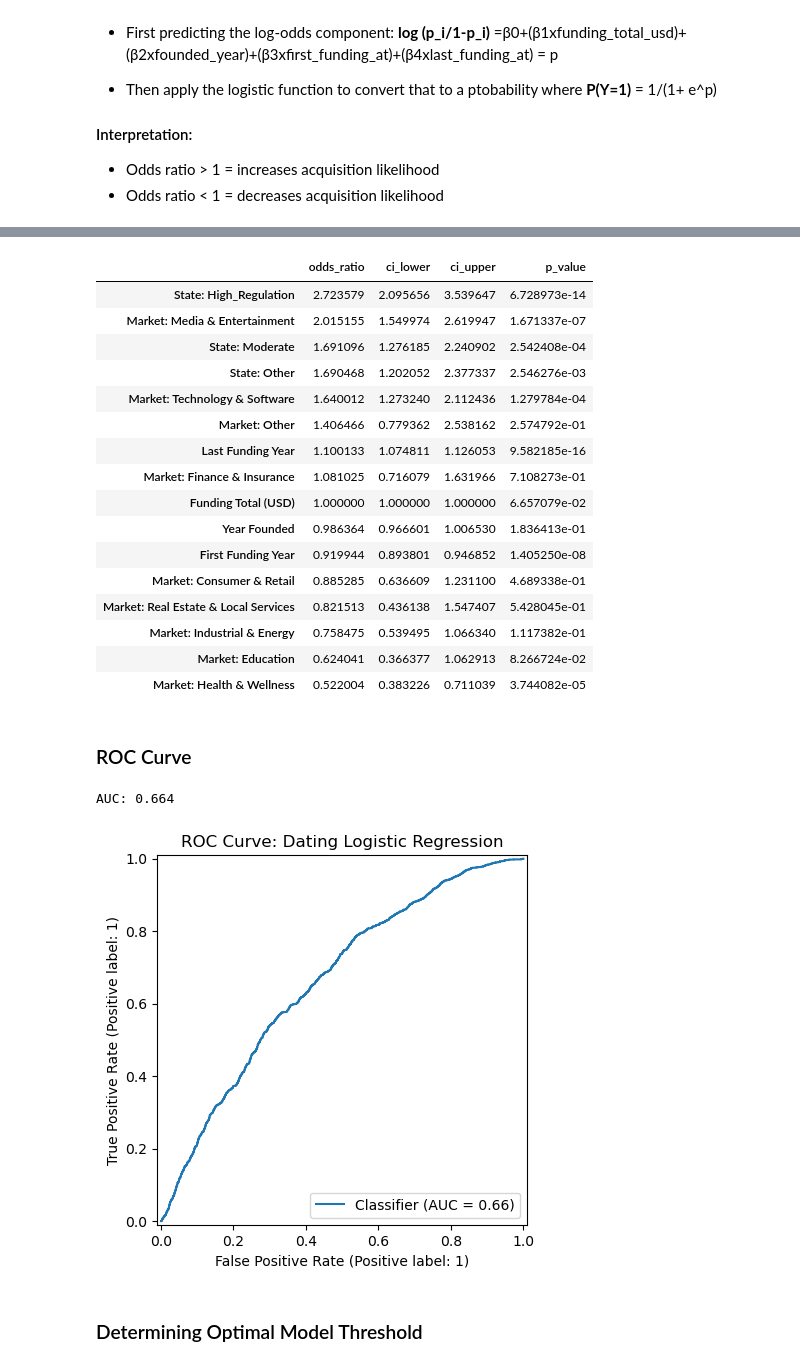
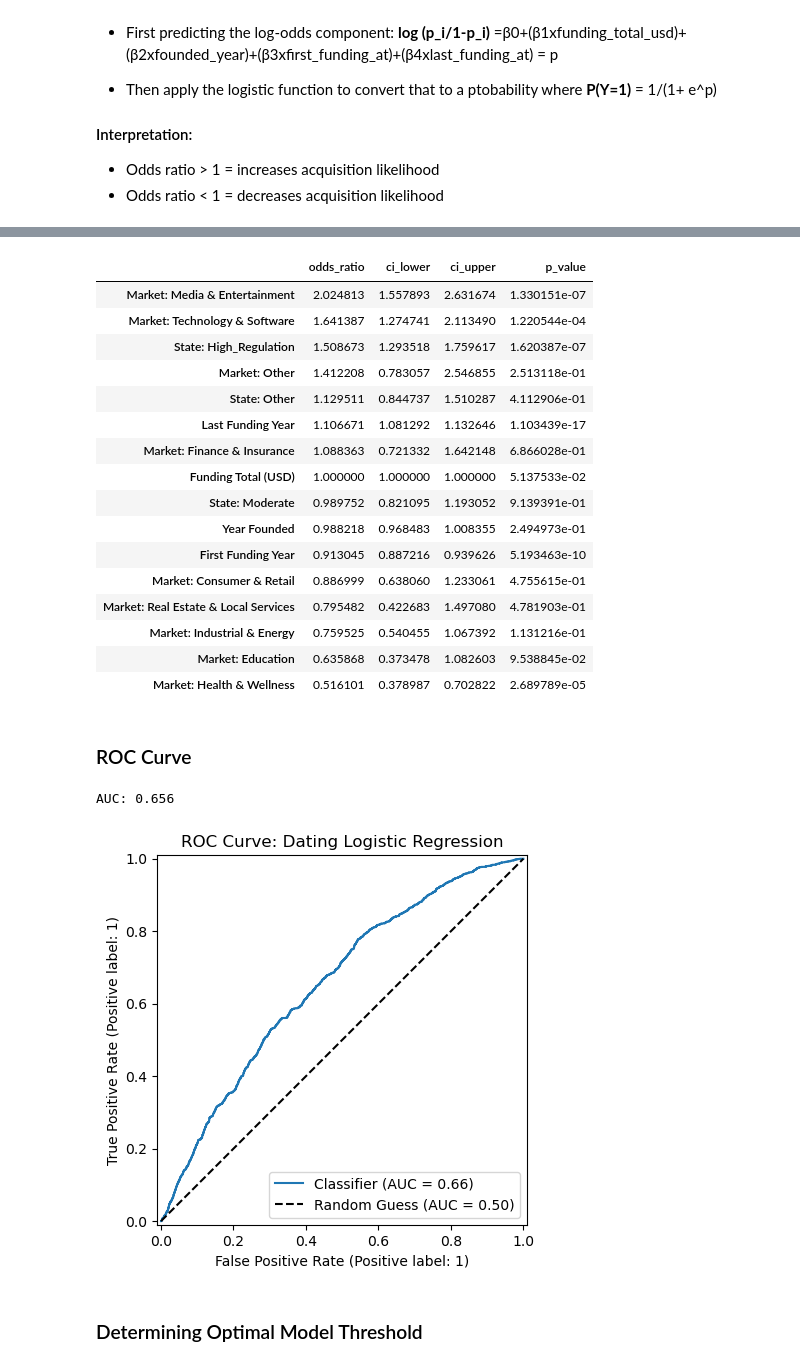
Before and after one commit to othmane-zizi-pro/logistic-regression-startup-exits, a Jupyter notebook: MGSC661 Startup Exits.ipynb, the cells around one changed output, grey strips where cells are left out. Cells and saved outputs as stored; diff of their text form; code cells hidden in the pictures.

```diff
--- a/MGSC661 Startup Exits.ipynb
+++ b/MGSC661 Startup Exits.ipynb
@@ -284,14 +283,14 @@ Note: While the original dataset includes entries from multiple countries, this
 # Extracting relevant columns into new dataset investments_subset
 investments_2000.columns = investments_2000.columns.str.strip()  # removing any potential extra spaces from column names
 
-relevant_cols = [
+relevant_cols = ["permalink",
     "state_code",
     "funding_total_usd",
     "founded_year",
     "first_funding_at",
     "last_funding_at",
     "status",
-    "market"
+    "market",
 ]
 
 # Keep only those columns
@@ -355,24 +355,32 @@ Two of our explanatory variables have a lot of distinct data which would lead to
 #Grouping States
 investments_subset['state_code'] = investments_subset['state_code'].str.strip()
 
+# 2014 State Business Tax Climate Index tiers
+# Tier 1 (1–15): Business_Friendly
+# Tier 2 (16–35): Moderate
+# Tier 3 (36–50): High_Regulation
+
 business_groups = {
-    # Tier 1 – Business Friendly
-    'WY':'Business_Friendly','SD':'Business_Friendly','AK':'Business_Friendly','FL':'Business_Friendly',
-    'MT':'Business_Friendly','NH':'Business_Friendly','NE':'Business_Friendly','IN':'Business_Friendly',
-    'UT':'Business_Friendly','NV':'Business_Friendly','NC':'Business_Friendly','TN':'Business_Friendly',
-    'ND':'Business_Friendly',
+    # Tier 1 — Business_Friendly (ranks 1–15 in 2014)
+    'WY':'Business_Friendly','SD':'Business_Friendly','NV':'Business_Friendly','AK':'Business_Friendly',
+    'FL':'Business_Friendly','MT':'Business_Friendly','UT':'Business_Friendly','NH':'Business_Friendly',
+    'OR':'Business_Friendly','IN':'Business_Friendly','MI':'Business_Friendly','TX':'Business_Friendly',
+    'WA':'Business_Friendly','MO':'Business_Friendly','ID':'Business_Friendly',
 
-    # Tier 2 – Moderate
-    'CO':'Moderate','GA':'Moderate','ID':'Moderate','OK':'Moderate','OR':'Moderate','AZ':'Moderate',
-    'AL':'Moderate','WA':'Moderate','VA':'Moderate','MI':'Moderate','PA':'Moderate','KY':'Moderate',
-    'SC':'Moderate','WV':'Moderate','KS':'Moderate','ME':'Moderate','WI':'Moderate','OH':'Moderate',
-    'LA':'Moderate','TX':'Moderate',
+    # Tier 2 — Moderate (ranks 16–35 in 2014)
+    'VA':'Moderate','WV':'Moderate','DE':'Moderate','ND':'Moderate','OK':'Moderate','NM':'Moderate',
+    'KS':'Moderate','CO':'Moderate','TN':'Moderate','MS':'Moderate','MA':'Moderate','AZ':'Moderate',
+    'GA':'Moderate','KY':'Moderate','LA':'Moderate','ME':'Moderate','IL':'Moderate','NC':'Moderate',
+    'SC':'Moderate','WI':'Moderate',
 
-    # Tier 3 – High Regulation
-    'RI':'High_Regulation','HI':'High_Regulation','MD':'High_Regulation','AR':'High_Regulation',
-    'MN':'High_Regulation','VT':'High_Regulation','CT':'High_Regulation','CA':'High_Regulation',
-    'NY':'High_Regulation','MA':'High_Regulation','IL':'High_Regulation','NJ':'High_Regulation'
+    # Tier 3 — High_Regulation (ranks 36–50 in 2014)
+    'NE':'High_Regulation','AL':'High_Regulation','AR':'High_Regulation','CA':'High_Regulation',
+    'CT':'High_Regulation','HI':'High_Regulation','IA':'High_Regulation','MD':'High_Regulation',
+    'MN':'High_Regulation','NJ':'High_Regulation','NY':'High_Regulation','OH':'High_Regulation',
+    'PA':'High_Regulation','RI':'High_Regulation','VT':'High_Regulation',
+    'DC':'High_Regulation'
 }
+
 
 investments_subset['state_code'] = investments_subset['state_code'].map(business_groups).fillna('Other')
 
@@ -999,41 +1064,43 @@ or_table_readable = or_table.rename(index=clean_labels)
 display(or_table_readable)
 # %% [output]
 |  | odds_ratio | ci_lower | ci_upper | p_value |
-| State: High_Regulation | 2.723579 | 2.095656 | 3.539647 | 6.728973e-14 |
-| Market: Media & Entertainment | 2.015155 | 1.549974 | 2.619947 | 1.671337e-07 |
-| State: Moderate | 1.691096 | 1.276185 | 2.240902 | 2.542408e-04 |
-| State: Other | 1.690468 | 1.202052 | 2.377337 | 2.546276e-03 |
-| Market: Technology & Software | 1.640012 | 1.273240 | 2.112436 | 1.279784e-04 |
-| Market: Other | 1.406466 | 0.779362 | 2.538162 | 2.574792e-01 |
-| Last Funding Year | 1.100133 | 1.074811 | 1.126053 | 9.582185e-16 |
-| Market: Finance & Insurance | 1.081025 | 0.716079 | 1.631966 | 7.108273e-01 |
-| Funding Total (USD) | 1.000000 | 1.000000 | 1.000000 | 6.657079e-02 |
-| Year Founded | 0.986364 | 0.966601 | 1.006530 | 1.836413e-01 |
-| First Funding Year | 0.919944 | 0.893801 | 0.946852 | 1.405250e-08 |
-| Market: Consumer & Retail | 0.885285 | 0.636609 | 1.231100 | 4.689338e-01 |
-| Market: Real Estate & Local Services | 0.821513 | 0.436138 | 1.547407 | 5.428045e-01 |
-| Market: Industrial & Energy | 0.758475 | 0.539495 | 1.066340 | 1.117382e-01 |
-| Market: Education | 0.624041 | 0.366377 | 1.062913 | 8.266724e-02 |
-| Market: Health & Wellness | 0.522004 | 0.383226 | 0.711039 | 3.744082e-05 |
+| Market: Media & Entertainment | 2.024813 | 1.557893 | 2.631674 | 1.330151e-07 |
+| Market: Technology & Software | 1.641387 | 1.274741 | 2.113490 | 1.220544e-04 |
+| State: High_Regulation | 1.508673 | 1.293518 | 1.759617 | 1.620387e-07 |
+| Market: Other | 1.412208 | 0.783057 | 2.546855 | 2.513118e-01 |
+| State: Other | 1.129511 | 0.844737 | 1.510287 | 4.112906e-01 |
+| Last Funding Year | 1.106671 | 1.081292 | 1.132646 | 1.103439e-17 |
+| Market: Finance & Insurance | 1.088363 | 0.721332 | 1.642148 | 6.866028e-01 |
+| Funding Total (USD) | 1.000000 | 1.000000 | 1.000000 | 5.137533e-02 |
+| State: Moderate | 0.989752 | 0.821095 | 1.193052 | 9.139391e-01 |
+| Year Founded | 0.988218 | 0.968483 | 1.008355 | 2.494973e-01 |
+| First Funding Year | 0.913045 | 0.887216 | 0.939626 | 5.193463e-10 |
+| Market: Consumer & Retail | 0.886999 | 0.638060 | 1.233061 | 4.755615e-01 |
+| Market: Real Estate & Local Services | 0.795482 | 0.422683 | 1.497080 | 4.781903e-01 |
+| Market: Industrial & Energy | 0.759525 | 0.540455 | 1.067392 | 1.131216e-01 |
+| Market: Education | 0.635868 | 0.373478 | 1.082603 | 9.538845e-02 |
+| Market: Health & Wellness | 0.516101 | 0.378987 | 0.702822 | 2.689789e-05 |
 # %% [markdown]
 ### ROC Curve
 # %%
 #----- get prob
 probs = result.predict(X)  # fitted probabilities
 
 #----- compute AUC
 auc = roc_auc_score(y, probs)
 print(f"AUC: {auc:.3f}")
 
 #-----draw the graph
 RocCurveDisplay.from_predictions(y, probs)
+plt.plot([0, 1], [0, 1], 'k--', label='Random Guess (AUC = 0.50)')
 
 #-----add title
 plt.title("ROC Curve: Dating Logistic Regression")
+plt.legend()
 plt.show()
 # %% [output]
-AUC: 0.664
+AUC: 0.656
-[figure, old version]
+[figure, new version]
 # %% [markdown]
 ### Determining Optimal Model Threshold
 # %%
```
Also changed, not shown: parts of 19 cells of this notebook.
